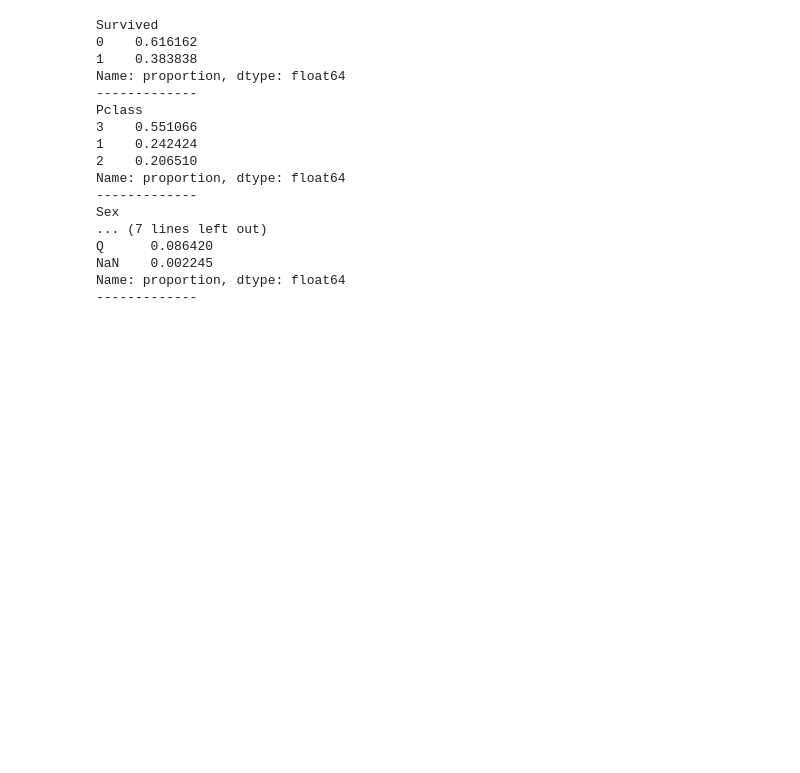
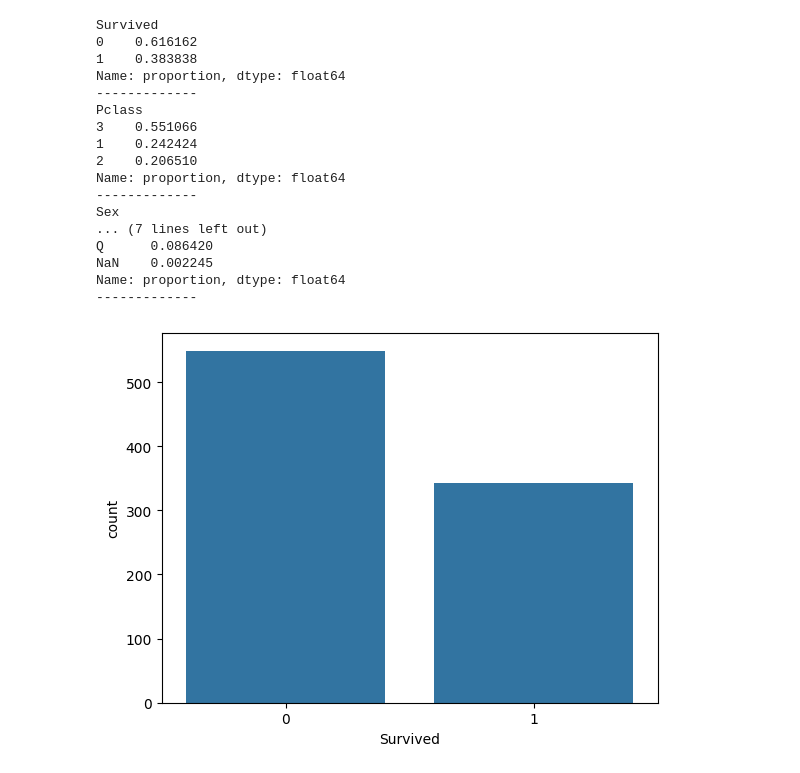
Before and after one commit to ronaldespinozaa/DS102024, a Jupyter notebook: 2-DataAnalysis/2-Pandas/Teoría/ejercicio/titanic_pro.ipynb, the cells around one changed output. Saved outputs shown, nothing was run; the diff lists cells and outputs as text; code cells hidden in the pictures; blank space fills up the shorter version.

```diff
--- a/2-DataAnalysis/2-Pandas/Teoría/ejercicio/titanic_pro.ipynb
+++ b/2-DataAnalysis/2-Pandas/Teoría/ejercicio/titanic_pro.ipynb
@@ -126,3 +127,7 @@ df['Age'] = df['Age'].apply(lambda row: 1 if row<1 else row)
 # df['Age'] = np.where(df['Age']<50,100,df['Age'])
 # %%
 # df.loc[df['Age'] < 1 ,'Age'] = 1
+# %%
+sns.countplot(data=df,x='Survived');
+# %% [output]
+[figure, added]
```
Also changed, not shown: parts of 5 cells of this notebook, 6 other files.
